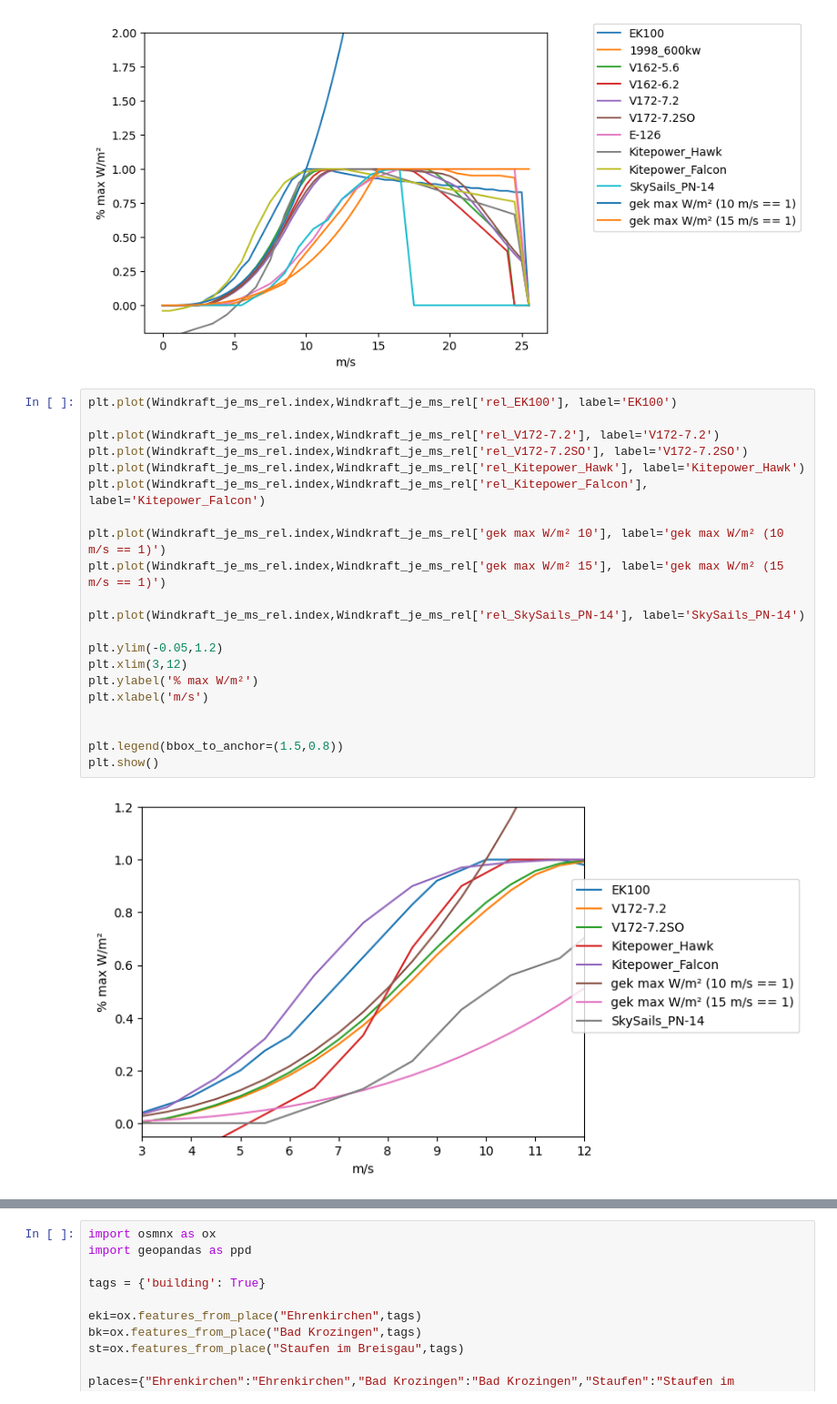
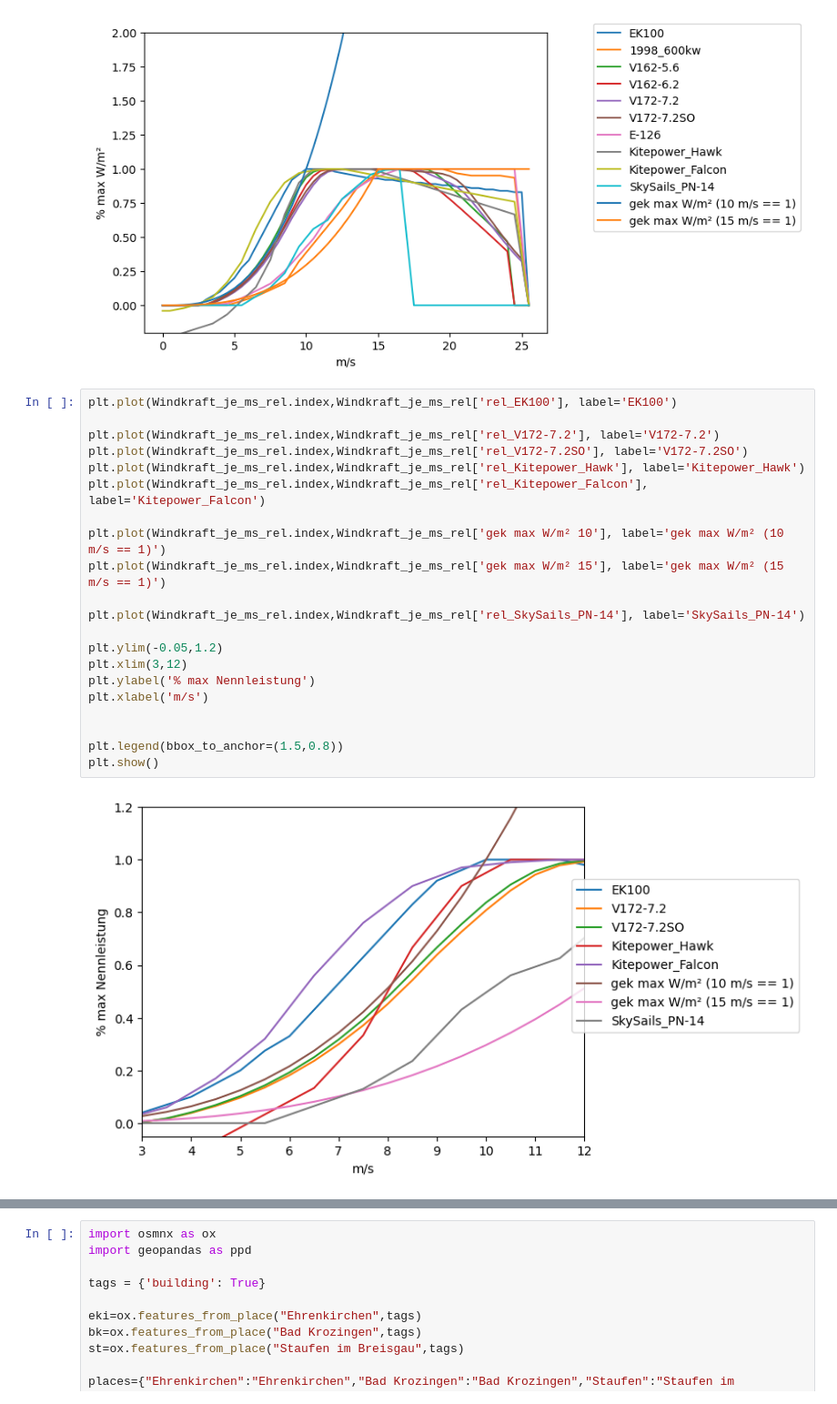
Before and after one commit to strubbi77/breisgauwind, a Jupyter notebook: Untitled.ipynb, the cells around one changed output, grey strips where cells are left out. Shown at 91% size. Saved outputs shown, nothing was run; the diff lists cells and outputs as text.

```diff
--- a/Untitled.ipynb
+++ b/Untitled.ipynb
@@ -250,23 +261,23 @@ plt.show()
 # %%
 plt.plot(Windkraft_je_ms_rel.index,Windkraft_je_ms_rel['rel_EK100'], label='EK100')
 
 plt.plot(Windkraft_je_ms_rel.index,Windkraft_je_ms_rel['rel_V172-7.2'], label='V172-7.2')
 plt.plot(Windkraft_je_ms_rel.index,Windkraft_je_ms_rel['rel_V172-7.2SO'], label='V172-7.2SO')
 plt.plot(Windkraft_je_ms_rel.index,Windkraft_je_ms_rel['rel_Kitepower_Hawk'], label='Kitepower_Hawk')
 plt.plot(Windkraft_je_ms_rel.index,Windkraft_je_ms_rel['rel_Kitepower_Falcon'], label='Kitepower_Falcon')
 
 plt.plot(Windkraft_je_ms_rel.index,Windkraft_je_ms_rel['gek max W/m² 10'], label='gek max W/m² (10 m/s == 1)')
 plt.plot(Windkraft_je_ms_rel.index,Windkraft_je_ms_rel['gek max W/m² 15'], label='gek max W/m² (15 m/s == 1)')
 
 plt.plot(Windkraft_je_ms_rel.index,Windkraft_je_ms_rel['rel_SkySails_PN-14'], label='SkySails_PN-14')
 
 plt.ylim(-0.05,1.2)
 plt.xlim(3,12)
-plt.ylabel('% max W/m²')
+plt.ylabel('% max Nennleistung')
 plt.xlabel('m/s')
 
 
 plt.legend(bbox_to_anchor=(1.5,0.8))
 plt.show()
 # %% [output]
-[figure, old version]
+[figure, new version]
```
Also changed, not shown: parts of 12 cells of this notebook, 32 other files.
